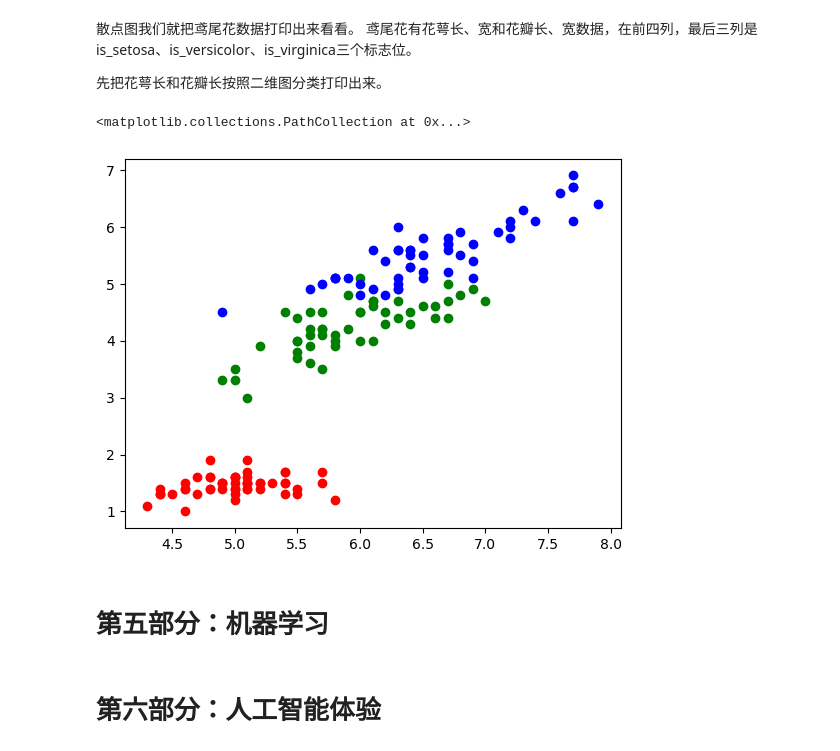
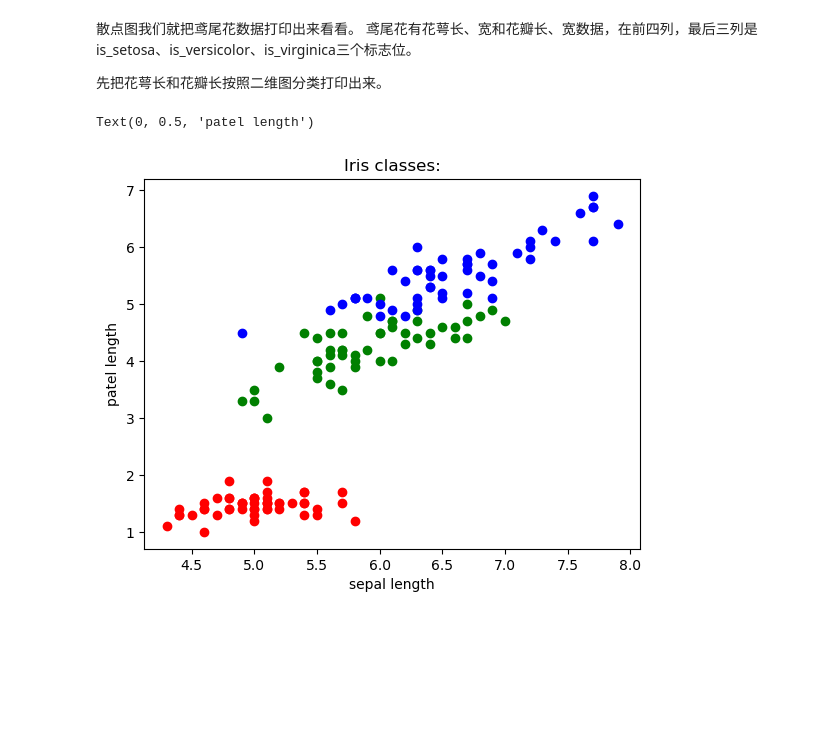
Before and after one commit to amonraknight/Python-tutorial, a Jupyter notebook: 工科Python实用快速教程（二）.ipynb, the cells around one changed output. Saved outputs shown, nothing was run; the diff lists cells and outputs as text; code cells hidden in the pictures; blank space fills up the shorter version.

```diff
--- a/工科Python实用快速教程（二）.ipynb
+++ b/工科Python实用快速教程（二）.ipynb
@@ -575,29 +577,29 @@ plt.plot(x, y)
 先把花萼长和花瓣长按照二维图分类打印出来。
 # %%
 # 准备数据
-def prepare_sepal_size(class_idx: int, iris_array: np.ndarray):
+def prepare_sizes(class_idx: int, x_idx: int, y_idx: int, iris_array: np.ndarray):
     array_of_class = iris_array[iris_array[:, class_idx]==1]
-    X = array_of_class[:, 0]
-    Y = array_of_class[:, 2]
+    X = array_of_class[:, x_idx]
+    Y = array_of_class[:, y_idx]
     return X, Y
 
 # setosa
-X_setosa, Y_setosa = prepare_sepal_size(4, iris_nd)
+X_sl_setosa, Y_pl_setosa = prepare_sizes(4, 0, 2, iris_nd)
 
 # versicolor
-X_versicolor, Y_versicolor = prepare_sepal_size(5, iris_nd)
+X_sl_versicolor, Y_pl_versicolor = prepare_sizes(5, 0, 2, iris_nd)
 
 # virginica
-X_virginica, Y_virginica = prepare_sepal_size(6, iris_nd)
+X_sl_virginica, Y_pl_virginica = prepare_sizes(6, 0, 2, iris_nd)
 
 # 绘图
-plt.scatter(X_setosa, Y_setosa, c='r')
-plt.scatter(X_versicolor, Y_versicolor, c='g')
-plt.scatter(X_virginica, Y_virginica, c='b')
+plt.scatter(X_sl_setosa, Y_pl_setosa, c='r')
+plt.scatter(X_sl_versicolor, Y_pl_versicolor, c='g')
+plt.scatter(X_sl_virginica, Y_pl_virginica, c='b')
+
+plt.title('Iris classes:')
+plt.xlabel('sepal length')
+plt.ylabel('patel length')
 # %% [output]
-<matplotlib.collections.PathCollection at 0x...>
+Text(0, 0.5, 'patel length')
-[figure, old version]
+[figure, new version]
-# %% [markdown]
-# 第五部分：机器学习
-# %% [markdown]
-# 第六部分：人工智能体验
```
Also changed, not shown: parts of 9 cells of this notebook.
